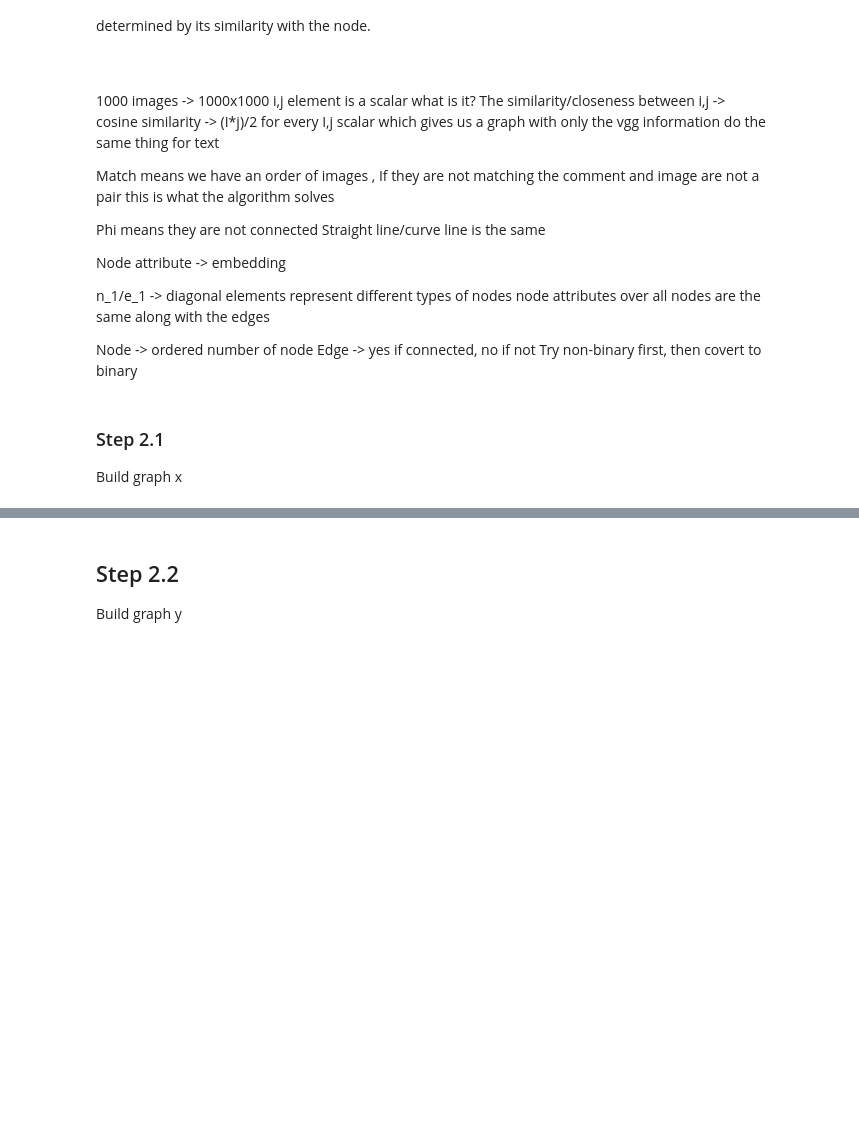
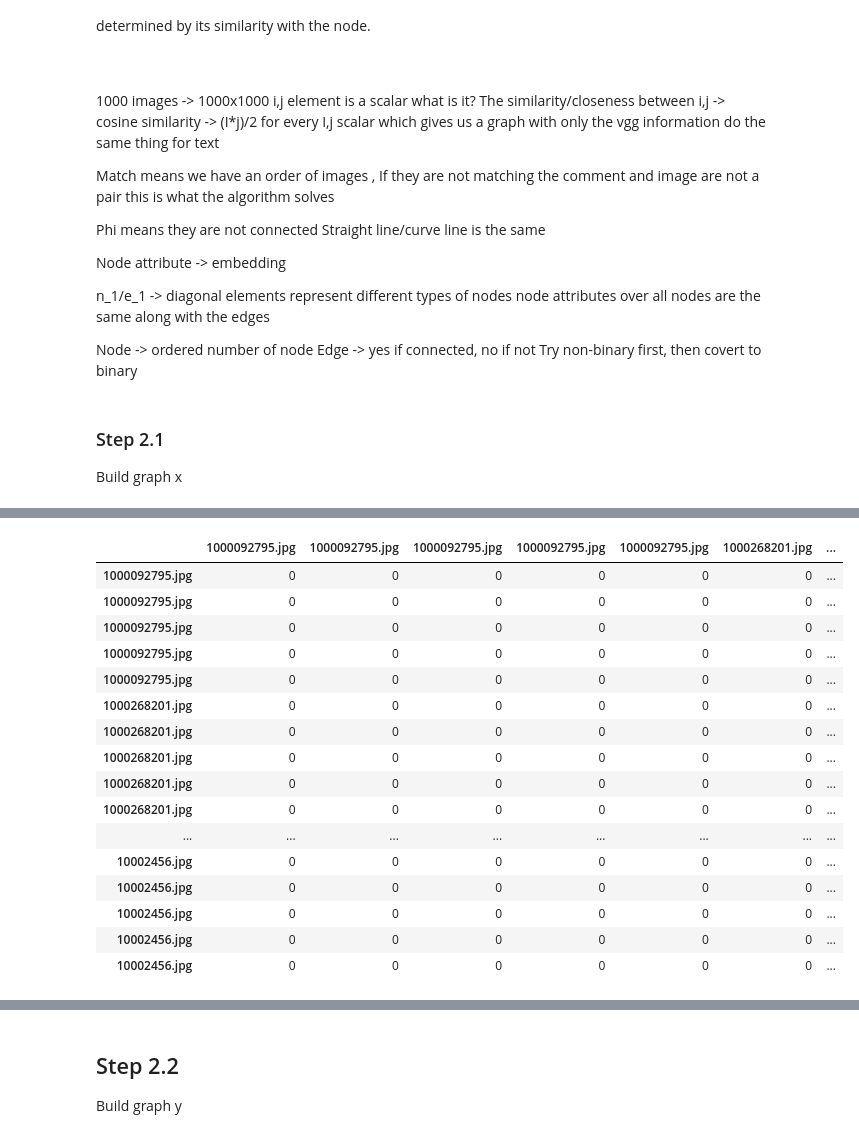
Before and after one commit to blake2703/image-text-retrieval, a Jupyter notebook: Unsupervised entity alignment for text-image retrieval.ipynb, the cells around one changed output, grey strips where cells are left out. Saved outputs shown, nothing was run; the diff lists cells and outputs as text; code cells hidden in the pictures; blank space fills up the shorter version.

Commit message:
reordered nodes

```diff
--- a/Unsupervised entity alignment for text-image retrieval.ipynb
+++ b/Unsupervised entity alignment for text-image retrieval.ipynb
@@ -439,0 +425,84 @@ graph_x_random
+# %%
+import random
+
+
+def rearrange_dataframe1(df):
+    # Create a list of unique indices by appending a counter to duplicates
+    original_indices = list(df.index)
+    unique_indices = []
+    counter = {}
+
+    for index in original_indices:
+        if index not in counter:
+            counter[index] = 0
+        else:
+            counter[index] += 1
+        unique_indices.append(f"{index}_{counter[index]}")
+
+    # Create a mapping from unique indices back to original indices
+    unique_to_original = {unique: original for unique, original in zip(unique_indices, original_indices)}
+
+    # Create a dictionary to map each index to its position
+    index_to_position = {index: i for i, index in enumerate(unique_indices)}
+
+    # Create a new DataFrame to hold the rearranged data
+    new_df = pd.DataFrame(index=unique_indices, columns=unique_indices)
+
+    # Fill the new DataFrame symmetrically along the diagonal
+    for i in range(len(unique_indices)):
+        for j in range(len(unique_indices)):
+            original_i = unique_to_original[unique_indices[i]]
+            original_j = unique_to_original[unique_indices[j]]
+            #new_df.at[unique_indices[i], unique_indices[j]] = df.at[original_i, original_j]
+            new_df.at[unique_indices[i], unique_indices[j]] = 0
+
+
+    # Ensure pairs of matching indices stay together
+    pair_groups = {}
+    for unique_index in unique_indices:
+        key = unique_index.split('_')[0]  # Use the original index part as the key
+        if key not in pair_groups:
+            pair_groups[key] = []
+        pair_groups[key].append(unique_index)
+
+    # Shuffle the groups randomly
+    keys = list(pair_groups.keys())
+    random.shuffle(keys)
+
+    final_indices = []
+    for key in keys:
+        group = pair_groups[key]
+        random.shuffle(group)  # Shuffle within each group
+        final_indices.extend(group)
+
+    # Reorder the DataFrame based on the final_indices
+    final_df = new_df.reindex(index=final_indices, columns=final_indices)
+
+    # Rename the indices back to original
+    final_df.index = [unique_to_original[unique] for unique in final_df.index]
+    final_df.columns = [unique_to_original[unique] for unique in final_df.columns]
+
+    return final_df
+
+
+bello = rearrange_dataframe1(graph_x)
+
+bello
+# %% [output]
+|  | 1000092795.jpg | 1000092795.jpg | 1000092795.jpg | 1000092795.jpg | 1000092795.jpg | 1000268201.jpg | ... |
+| 1000092795.jpg | 0 | 0 | 0 | 0 | 0 | 0 | ... |
+| 1000092795.jpg | 0 | 0 | 0 | 0 | 0 | 0 | ... |
+| 1000092795.jpg | 0 | 0 | 0 | 0 | 0 | 0 | ... |
+| 1000092795.jpg | 0 | 0 | 0 | 0 | 0 | 0 | ... |
+| 1000092795.jpg | 0 | 0 | 0 | 0 | 0 | 0 | ... |
+| 1000268201.jpg | 0 | 0 | 0 | 0 | 0 | 0 | ... |
+| 1000268201.jpg | 0 | 0 | 0 | 0 | 0 | 0 | ... |
+| 1000268201.jpg | 0 | 0 | 0 | 0 | 0 | 0 | ... |
+| 1000268201.jpg | 0 | 0 | 0 | 0 | 0 | 0 | ... |
+| 1000268201.jpg | 0 | 0 | 0 | 0 | 0 | 0 | ... |
+| ... | ... | ... | ... | ... | ... | ... | ... |
+| 10002456.jpg | 0 | 0 | 0 | 0 | 0 | 0 | ... |
+| 10002456.jpg | 0 | 0 | 0 | 0 | 0 | 0 | ... |
+| 10002456.jpg | 0 | 0 | 0 | 0 | 0 | 0 | ... |
+| 10002456.jpg | 0 | 0 | 0 | 0 | 0 | 0 | ... |
+| 10002456.jpg | 0 | 0 | 0 | 0 | 0 | 0 | ... |
```
Also changed, not shown: parts of 23 cells of this notebook.
